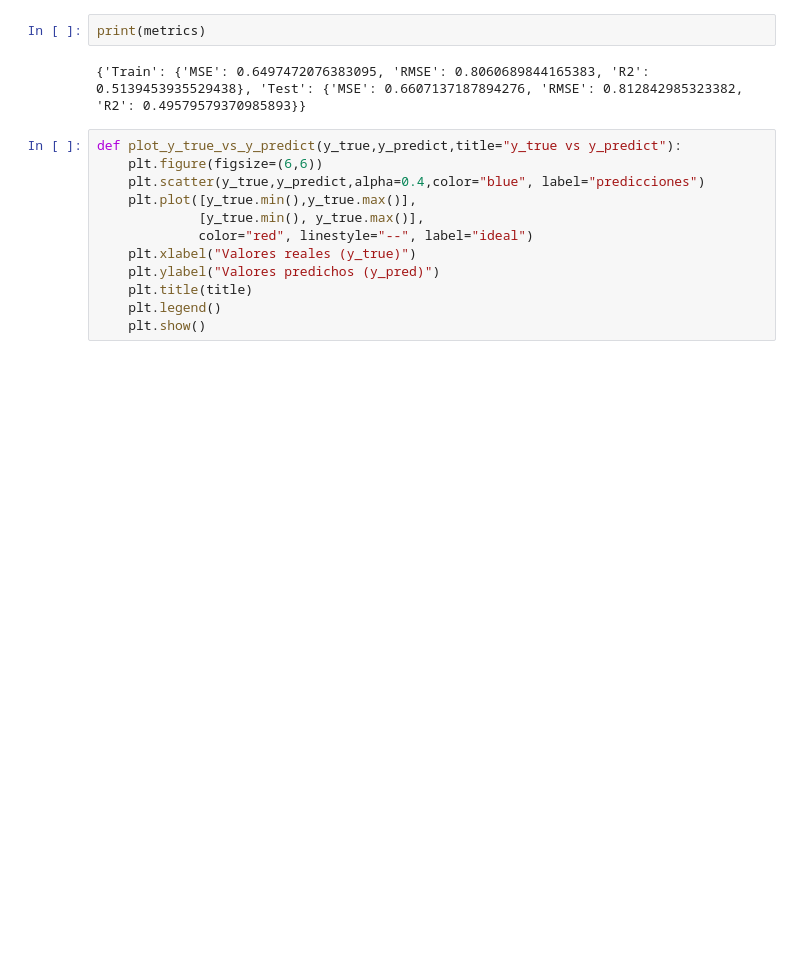
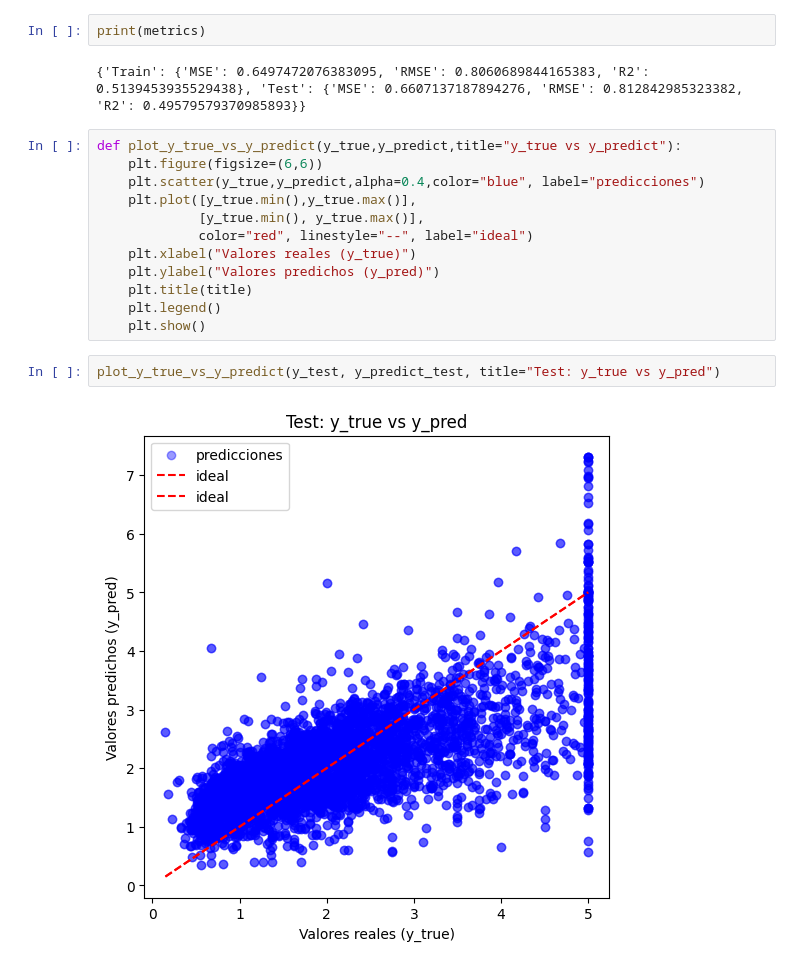
Before and after one commit to juanlopera23/proyect_03_california_housing, a Jupyter notebook: california_regression_traning.ipynb, the cells around one changed output. Cells and saved outputs as stored; diff of their text form; blank space fills up the shorter version.

```diff
--- a/california_regression_traning.ipynb
+++ b/california_regression_traning.ipynb
@@ -58,3 +58,7 @@ def plot_y_true_vs_y_predict(y_true,y_predict,title="y_true vs y_predict"):
     plt.title(title)
     plt.legend()
     plt.show()
+# %%
+plot_y_true_vs_y_predict(y_test, y_predict_test, title="Test: y_true vs y_pred")
+# %% [output]
+[figure, added]
```
Also changed, not shown: parts of 12 cells of this notebook.
